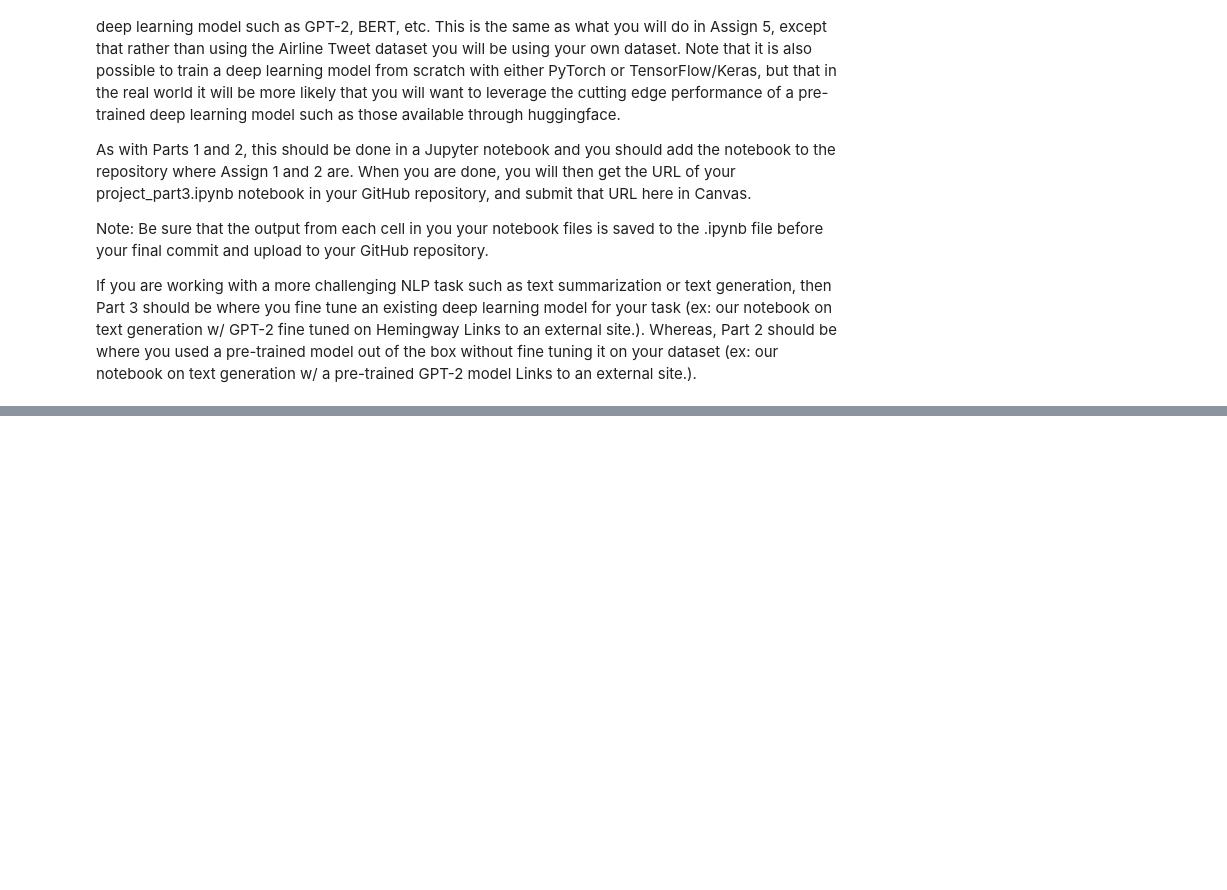
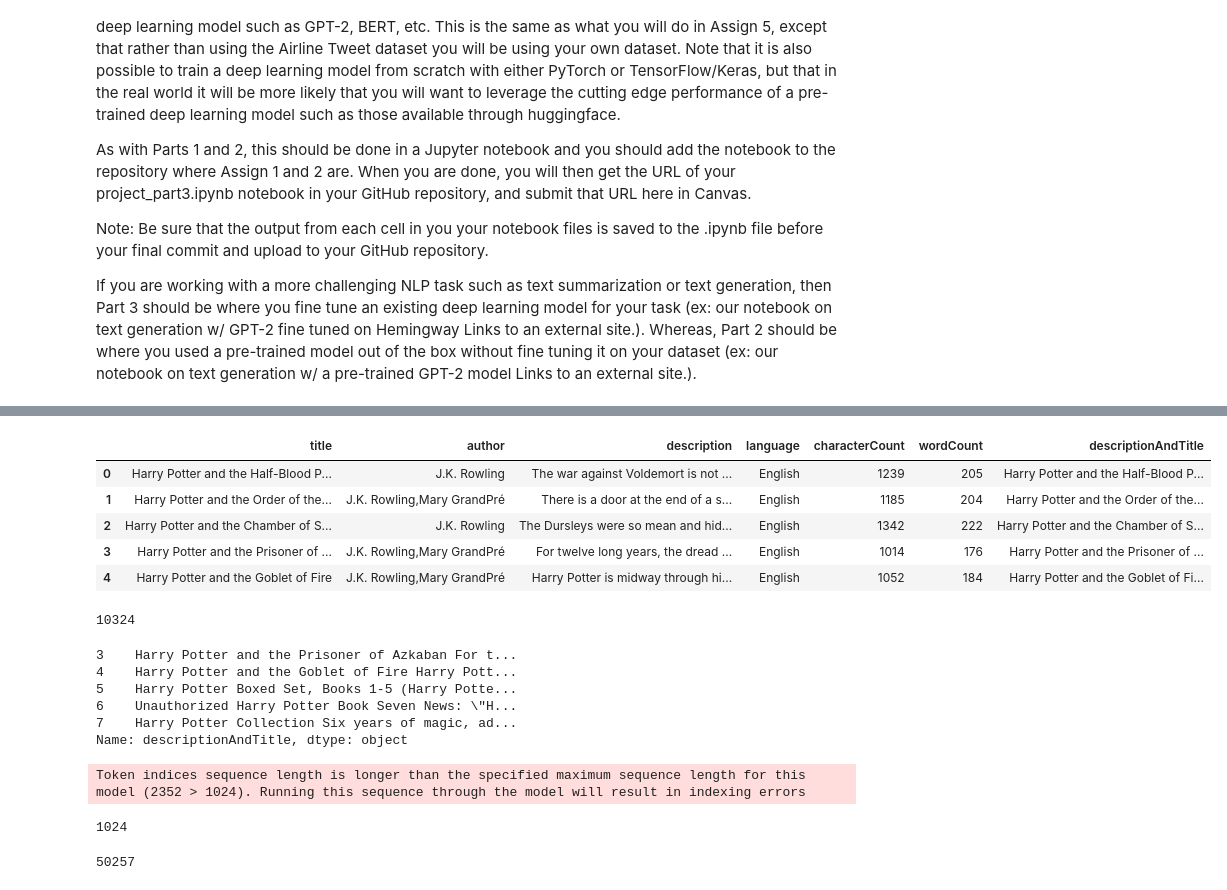
Before and after one commit to Lfickling/cs39aa_final_project, a Jupyter notebook: part3/project_part3.ipynb, the cells around one changed output, grey strips where cells are left out. Saved outputs shown, nothing was run; the diff lists cells and outputs as text; code cells hidden in the pictures; blank space fills up the shorter version.

```diff
--- a/part3/project_part3.ipynb
+++ b/part3/project_part3.ipynb
@@ -17,0 +96,37 @@ books.head(5)
+# %%
+books= pd.read_csv('books_clean_3.csv')
+books.head(5)
+# %% [output]
+|  | title | author | description | language | characterCount | wordCount | descriptionAndTitle |
+| 0 | Harry Potter and the Half-Blood P... | J.K. Rowling | The war against Voldemort is not ... | English | 1239 | 205 | Harry Potter and the Half-Blood P... |
+| 1 | Harry Potter and the Order of the... | J.K. Rowling,Mary GrandPré | There is a door at the end of a s... | English | 1185 | 204 | Harry Potter and the Order of the... |
+| 2 | Harry Potter and the Chamber of S... | J.K. Rowling | The Dursleys were so mean and hid... | English | 1342 | 222 | Harry Potter and the Chamber of S... |
+| 3 | Harry Potter and the Prisoner of ... | J.K. Rowling,Mary GrandPré | For twelve long years, the dread ... | English | 1014 | 176 | Harry Potter and the Prisoner of ... |
+| 4 | Harry Potter and the Goblet of Fire | J.K. Rowling,Mary GrandPré | Harry Potter is midway through hi... | English | 1052 | 184 | Harry Potter and the Goblet of Fi... |
+# %%
+books = books[books['wordCount'] <= 200]
+len(books)
+# %% [output]
+10324
+# %%
+descriptions = books['descriptionAndTitle']
+descriptions.head()
+# %% [output]
+3    Harry Potter and the Prisoner of Azkaban For t...
+4    Harry Potter and the Goblet of Fire Harry Pott...
+5    Harry Potter Boxed Set, Books 1-5 (Harry Potte...
+6    Unauthorized Harry Potter Book Seven News: \"H...
+7    Harry Potter Collection Six years of magic, ad...
+Name: descriptionAndTitle, dtype: object
+# %%
+max_length = max([len(tokenizer.encode(description)) for description in descriptions])
+if tokenizer.model_max_length < max_length:
+  max_length = tokenizer.model_max_length
+max_length
+# %% [output]
+Token indices sequence length is longer than the specified maximum sequence length for this model (2352 > 1024). Running this sequence through the model will result in indexing errors
+1024
+# %%
+tokenizer.vocab_size
+# %% [output]
+50257
```
Also changed, not shown: parts of 20 cells of this notebook, 12 other files.
